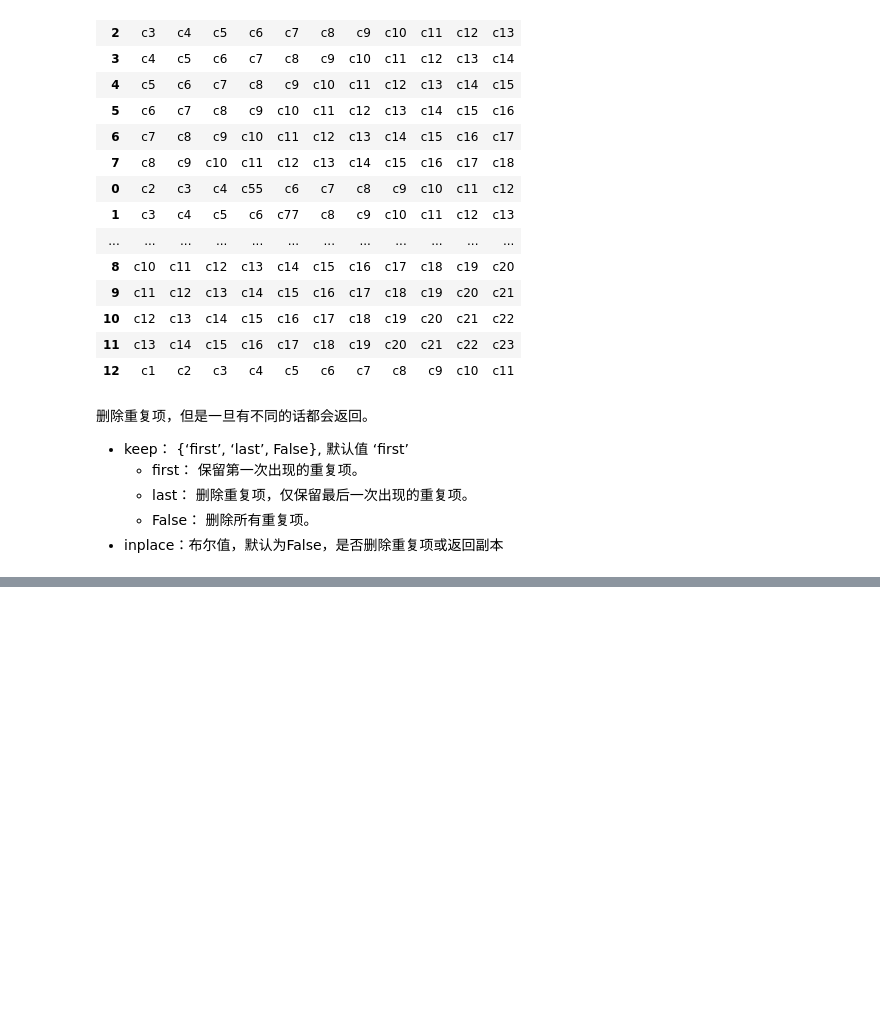
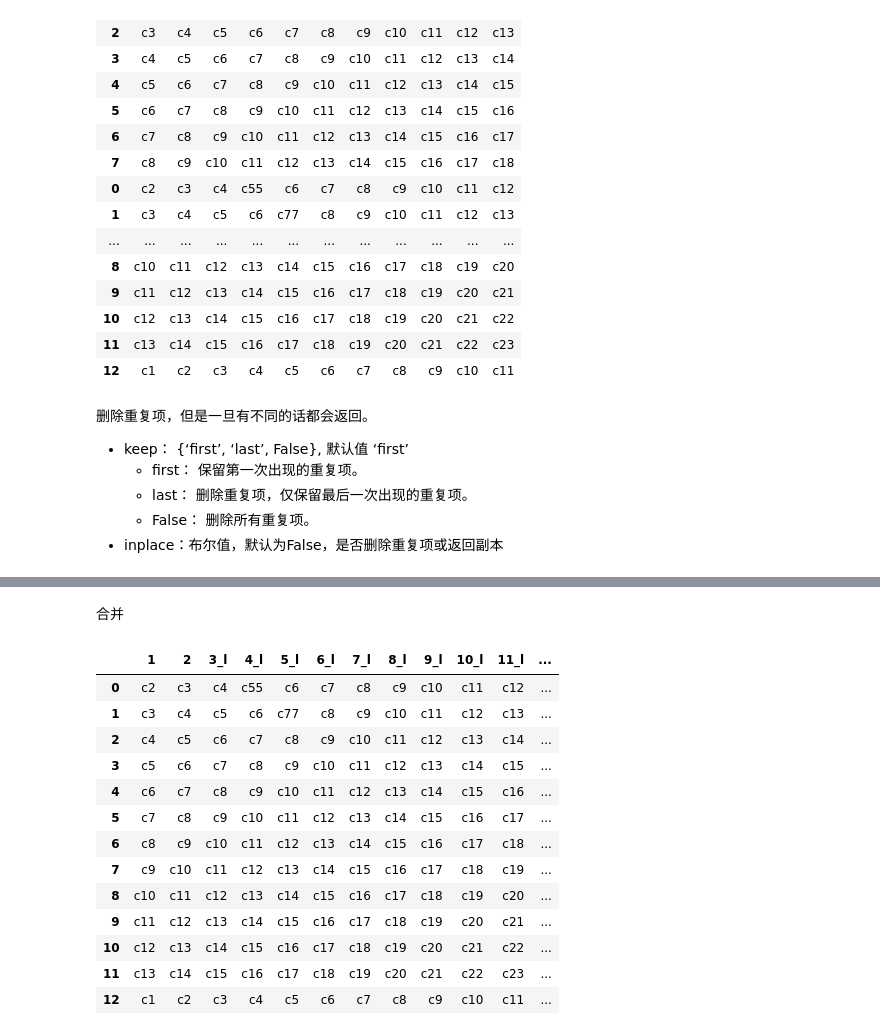
Before and after one commit to chen-huai/studyPython, a Jupyter notebook: homework/test.ipynb, the cells around one changed output, grey strips where cells are left out. Cells and saved outputs as stored; diff of their text form; code cells hidden in the pictures; blank space fills up the shorter version.

```diff
--- a/homework/test.ipynb
+++ b/homework/test.ipynb
@@ -106,0 +153,20 @@ files
+# %% [markdown]
+合并
+# %%
+res3 = pd.merge(test1File,res2,on=['1','2'],how='outer',suffixes=['_l', '_r'])
+res3
+# %% [output]
+|  | 1 | 2 | 3_l | 4_l | 5_l | 6_l | 7_l | 8_l | 9_l | 10_l | 11_l | ... |
+| 0 | c2 | c3 | c4 | c55 | c6 | c7 | c8 | c9 | c10 | c11 | c12 | ... |
+| 1 | c3 | c4 | c5 | c6 | c77 | c8 | c9 | c10 | c11 | c12 | c13 | ... |
+| 2 | c4 | c5 | c6 | c7 | c8 | c9 | c10 | c11 | c12 | c13 | c14 | ... |
+| 3 | c5 | c6 | c7 | c8 | c9 | c10 | c11 | c12 | c13 | c14 | c15 | ... |
+| 4 | c6 | c7 | c8 | c9 | c10 | c11 | c12 | c13 | c14 | c15 | c16 | ... |
+| 5 | c7 | c8 | c9 | c10 | c11 | c12 | c13 | c14 | c15 | c16 | c17 | ... |
+| 6 | c8 | c9 | c10 | c11 | c12 | c13 | c14 | c15 | c16 | c17 | c18 | ... |
+| 7 | c9 | c10 | c11 | c12 | c13 | c14 | c15 | c16 | c17 | c18 | c19 | ... |
+| 8 | c10 | c11 | c12 | c13 | c14 | c15 | c16 | c17 | c18 | c19 | c20 | ... |
+| 9 | c11 | c12 | c13 | c14 | c15 | c16 | c17 | c18 | c19 | c20 | c21 | ... |
+| 10 | c12 | c13 | c14 | c15 | c16 | c17 | c18 | c19 | c20 | c21 | c22 | ... |
+| 11 | c13 | c14 | c15 | c16 | c17 | c18 | c19 | c20 | c21 | c22 | c23 | ... |
+| 12 | c1 | c2 | c3 | c4 | c5 | c6 | c7 | c8 | c9 | c10 | c11 | ... |
```
Also changed, not shown: parts of 7 cells of this notebook, 4 other files.
